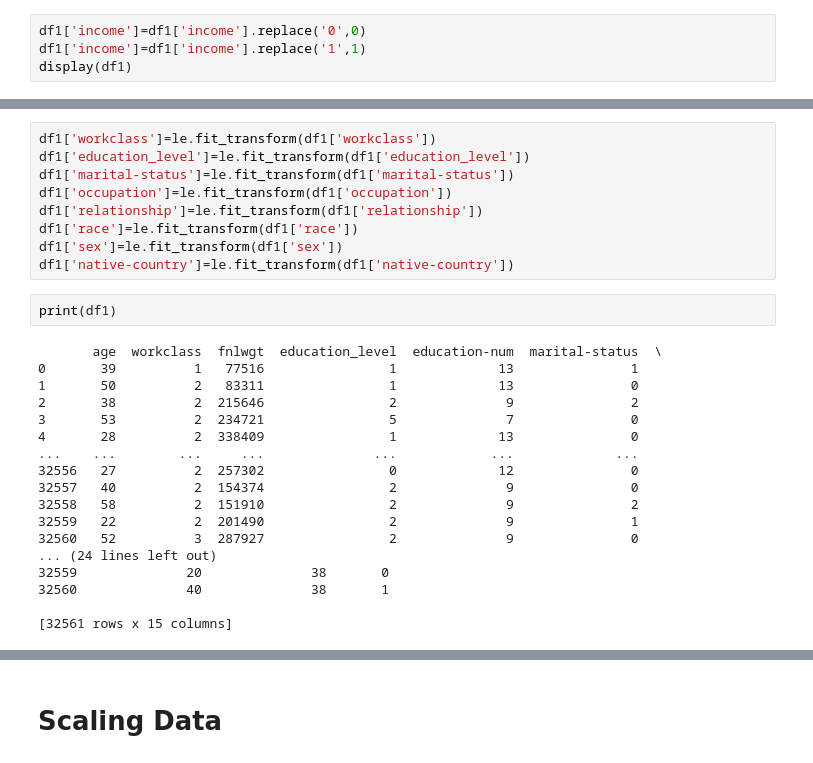
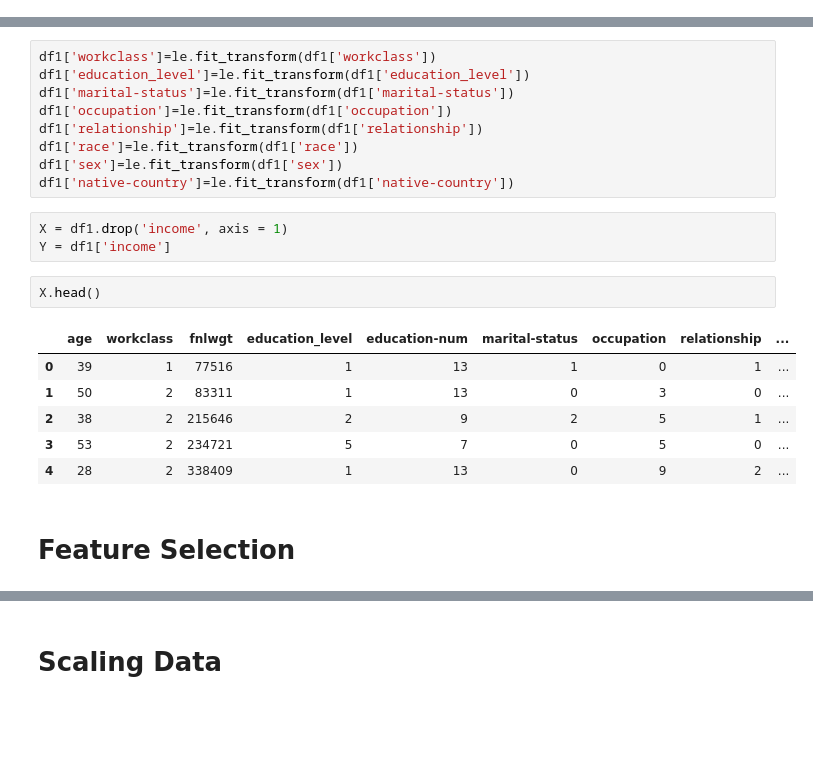
Before and after one commit to Gsubhashreddy/CMPE-255-project, a Jupyter notebook: code/app/Preprocessing_EDA_SaiSubhashChandraReddy.ipynb, the cells around one changed output, grey strips where cells are left out. Cells and saved outputs as stored; diff of their text form; blank space fills up the shorter version.

```diff
--- a/code/app/Preprocessing_EDA_SaiSubhashChandraReddy.ipynb
+++ b/code/app/Preprocessing_EDA_SaiSubhashChandraReddy.ipynb
@@ -61,7 +61,3 @@ capital-gain          0.078409  0.223329
 capital-loss          0.054256  0.150526
 hours-per-week        1.000000  0.229689
 income                0.229689  1.000000
-# %%
-df1['income']=df1['income'].replace('0',0)
-df1['income']=df1['income'].replace('1',1)
-display(df1)
@@ -518,22 +305,16 @@ df1['race']=le.fit_transform(df1['race'])
 df1['sex']=le.fit_transform(df1['sex'])
 df1['native-country']=le.fit_transform(df1['native-country'])
 # %%
-print(df1)
+X = df1.drop('income', axis = 1)
+Y = df1['income']
-# %% [output]
-       age  workclass  fnlwgt  education_level  education-num  marital-status  \
-0       39          1   77516                1             13               1
-1       50          2   83311                1             13               0
-2       38          2  215646                2              9               2
-3       53          2  234721                5              7               0
-4       28          2  338409                1             13               0
-...    ...        ...     ...              ...            ...             ...
-32556   27          2  257302                0             12               0
-32557   40          2  154374                2              9               0
-32558   58          2  151910                2              9               2
-32559   22          2  201490                2              9               1
-32560   52          3  287927                2              9               0
-... (24 lines left out)
-32559              20              38       0
-32560              40              38       1
-
-[32561 rows x 15 columns]
+# %%
+X.head()
+# %% [output]
+|  | age | workclass | fnlwgt | education_level | education-num | marital-status | occupation | relationship | ... |
+| 0 | 39 | 1 | 77516 | 1 | 13 | 1 | 0 | 1 | ... |
+| 1 | 50 | 2 | 83311 | 1 | 13 | 0 | 3 | 0 | ... |
+| 2 | 38 | 2 | 215646 | 2 | 9 | 2 | 5 | 1 | ... |
+| 3 | 53 | 2 | 234721 | 5 | 7 | 0 | 5 | 0 | ... |
+| 4 | 28 | 2 | 338409 | 1 | 13 | 0 | 9 | 2 | ... |
+# %% [markdown]
+# Feature Selection
```
Also changed, not shown: parts of 4 cells of this notebook.
